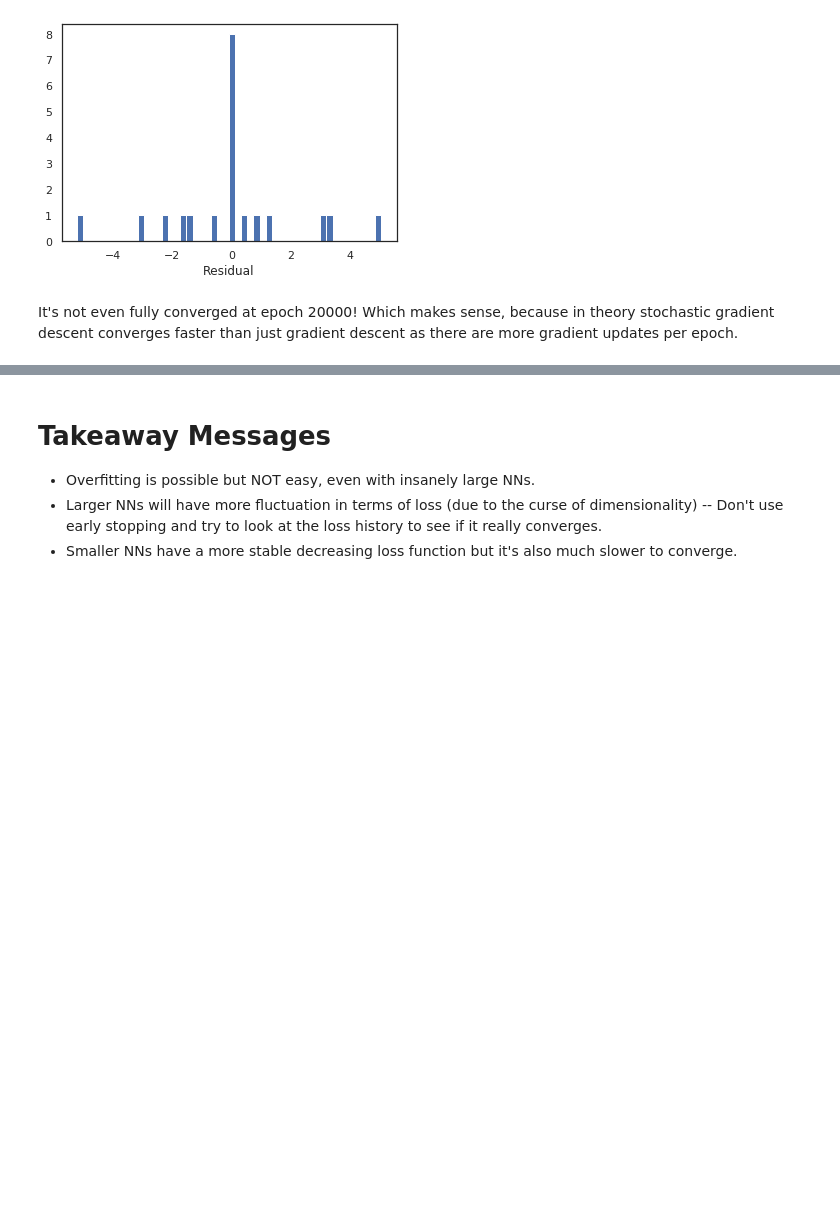
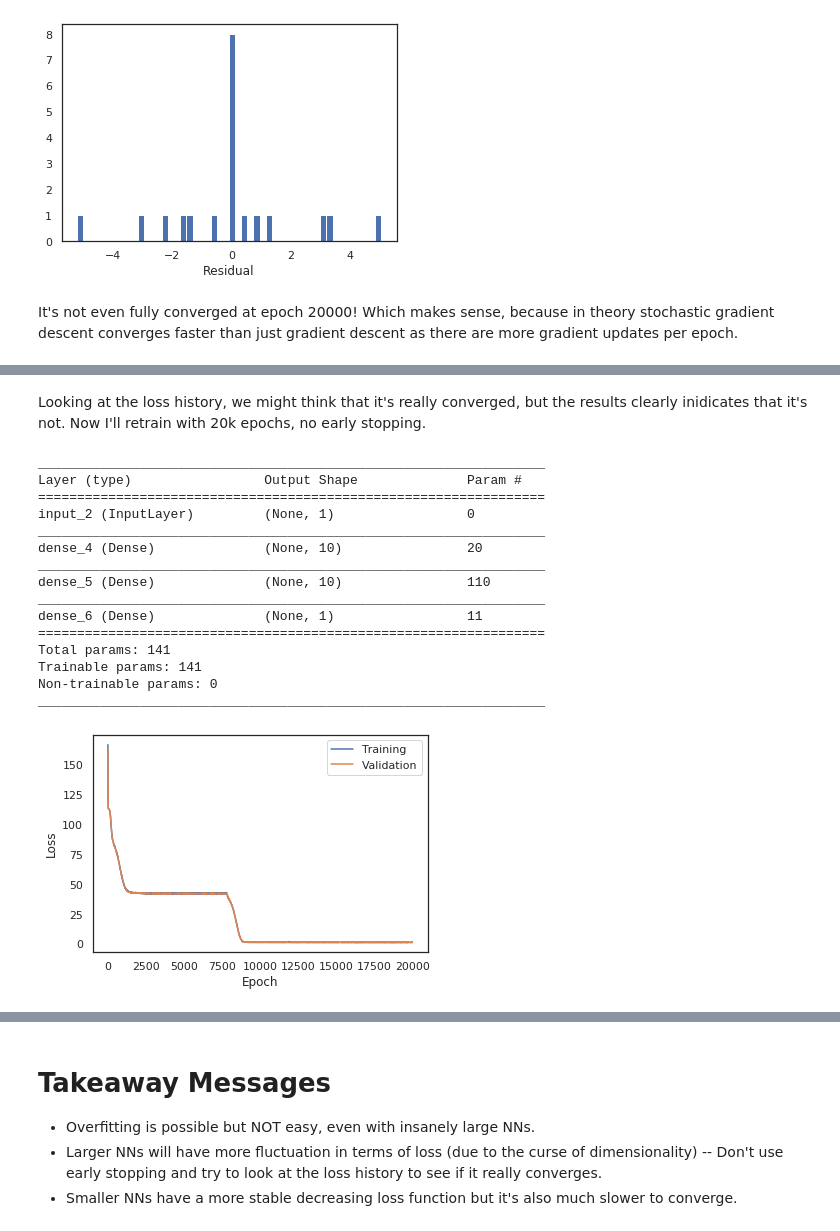
Before and after one commit to thongonary/Thoughts, a Jupyter notebook: Overfitting.ipynb, the cells around one changed output, grey strips where cells are left out. Cells and saved outputs as stored; diff of their text form; code cells hidden in the pictures; blank space fills up the shorter version.

```diff
--- a/Overfitting.ipynb
+++ b/Overfitting.ipynb
@@ -473,0 +576,38 @@ It's not even fully converged at epoch 20000! Which makes sense, because in theo
+# %% [markdown]
+Looking at the loss history, we might think that it's really converged, but the results clearly inidicates that it's not. Now I'll retrain with 20k epochs, no early stopping.
+# %%
+inputs = Input(shape=(1,))
+hidden = Dense(10, activation='relu')(inputs)
+hidden = Dense(10, activation='relu')(hidden)
+output = Dense(1)(hidden)
+model = Model(inputs, output)
+model.compile(loss="mse", optimizer='adam')
+model.summary()
+
+history = model.fit(x_train,y_train,  epochs=20000, batch_size=200, verbose=0,
+          #callbacks=[EarlyStopping(monitor='val_loss', patience=20)],
+          validation_data=(x,yval))
+
+plt.plot(history.history['loss'], label='Training')
+plt.plot(history.history['val_loss'], label='Validation')
+plt.legend(loc='best')
+plt.ylabel('Loss')
+plt.xlabel('Epoch')
+plt.show()
+# %% [output]
+_________________________________________________________________
+Layer (type)                 Output Shape              Param #
+=================================================================
+input_2 (InputLayer)         (None, 1)                 0
+_________________________________________________________________
+dense_4 (Dense)              (None, 10)                20
+_________________________________________________________________
+dense_5 (Dense)              (None, 10)                110
+_________________________________________________________________
+dense_6 (Dense)              (None, 1)                 11
+=================================================================
+Total params: 141
+Trainable params: 141
+Non-trainable params: 0
+_________________________________________________________________
+[figure, added]
```
Also changed, not shown: parts of 9 cells of this notebook.
